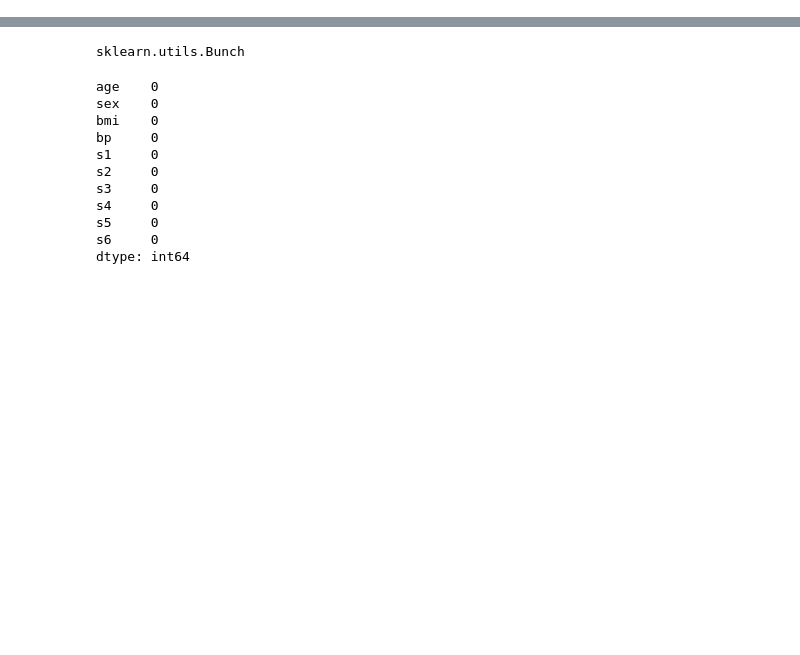
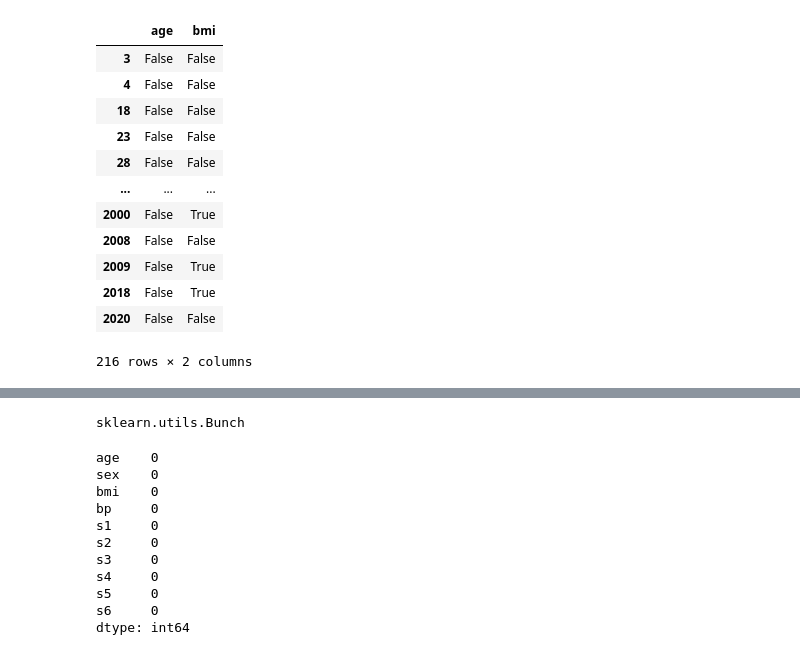
Before and after one commit to theYGE/MICE, a Jupyter notebook: Experiments.ipynb, the cells around one changed output, grey strips where cells are left out. Saved outputs shown, nothing was run; the diff lists cells and outputs as text; code cells hidden in the pictures; blank space fills up the shorter version.

```diff
--- a/Experiments.ipynb
+++ b/Experiments.ipynb
@@ -15,0 +56,4 @@ from sklearn import datasets
+# %%
+boys = pd.read_csv("boys.csv", index_col=0, header=0)
+print(boys.head())
+print(len(boys))
@@ -15,0 +179,16 @@ from sklearn import datasets
+# %%
+boys[['age', 'bmi']].isna()
+# %% [output]
+|  | age | bmi |
+| 3 | False | False |
+| 4 | False | False |
+| 18 | False | False |
+| 23 | False | False |
+| 28 | False | False |
+| ... | ... | ... |
+| 2000 | False | True |
+| 2008 | False | False |
+| 2009 | False | True |
+| 2018 | False | True |
+| 2020 | False | False |
+216 rows × 2 columns
```
Also changed, not shown: parts of 19 cells of this notebook, 2 other files.
